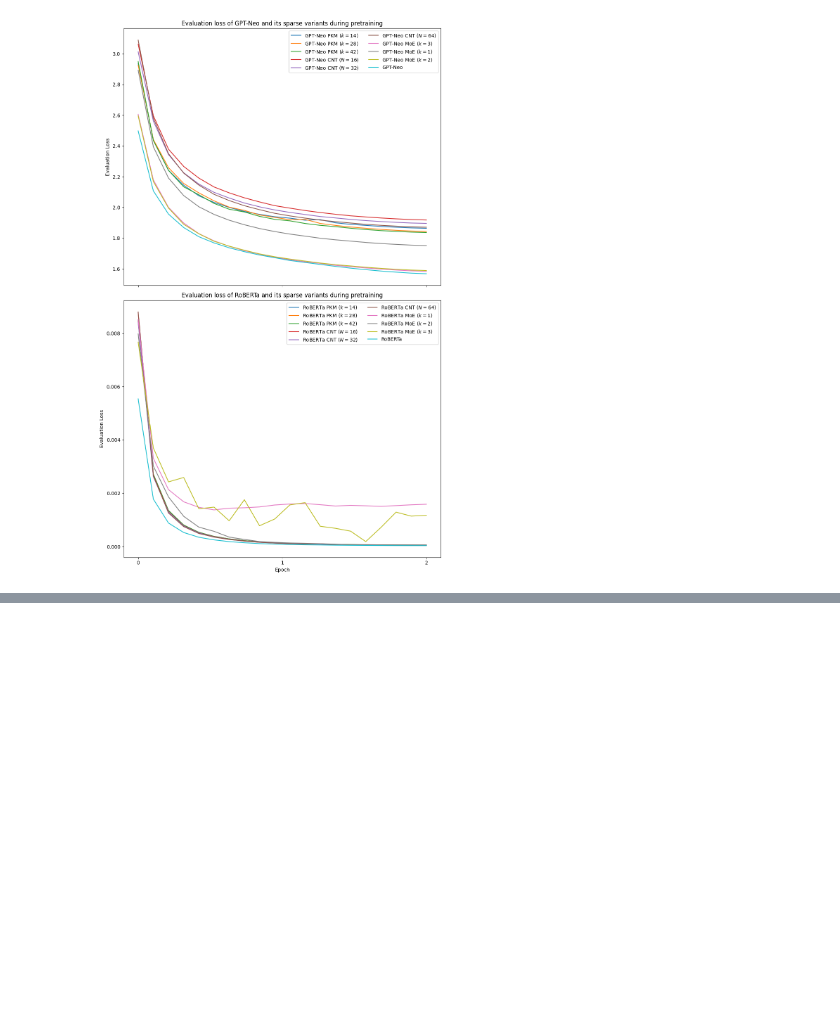
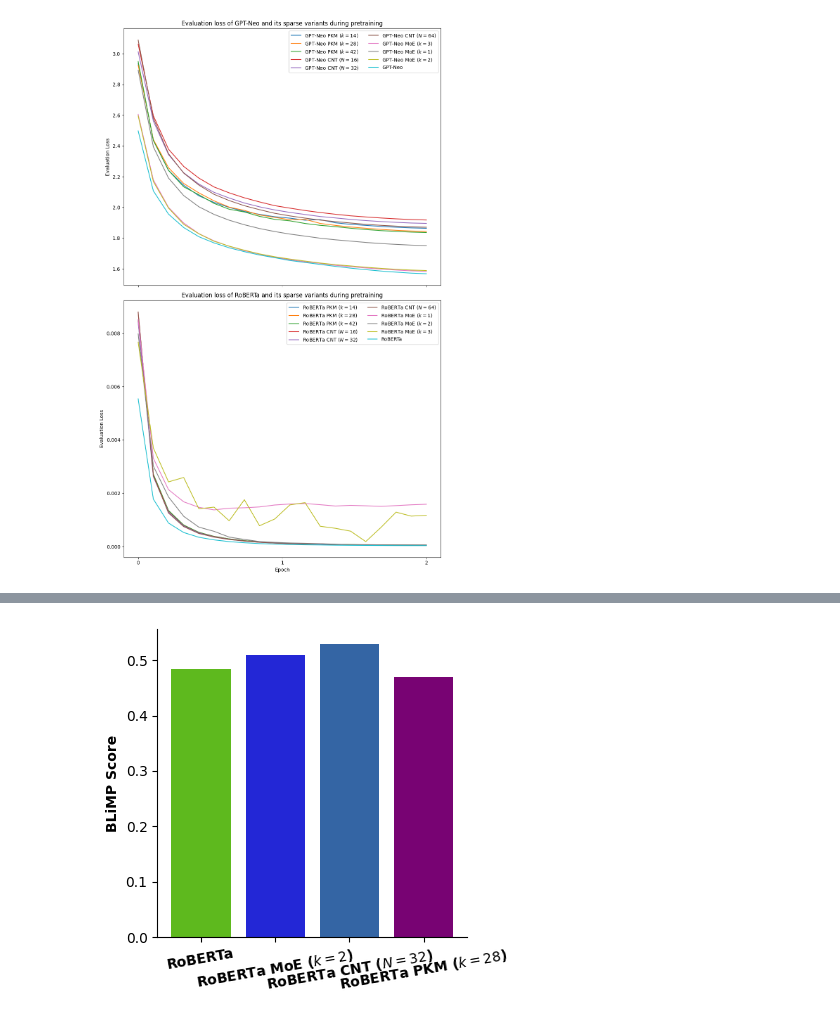
Before and after one commit to AISE-TUDelft/tiny-transformers, a Jupyter notebook: code/eugene/results_analysis.ipynb, the cells around one changed output, grey strips where cells are left out. Cells and saved outputs as stored; diff of their text form; code cells hidden in the pictures; blank space fills up the shorter version.

```diff
--- a/code/eugene/results_analysis.ipynb
+++ b/code/eugene/results_analysis.ipynb
@@ -149,6 +180,8 @@ def sparsity_ratio(name):
 # %%
 blimp_scores = blimp_results_all('../../models/sparse_pretrained/')[['Name','Overall']]
 blimp_scores = blimp_scores.set_index('Name').T
-blimp_scores = blimp_scores.rename(columns=str.lower)
-sr = [sparsity_ratio(col) for col in blimp_scores.columns]
-blimp_scores.loc['sparsity_ratio'] = sr
+#blimp_scores = blimp_scores.rename(columns=str.lower)
+
+sr = [sparsity_ratio(subdir) for subdir in os.listdir('../../models/sparse_pretrained/')]
+blimp_scores.loc['Sparsity Ratio'] = sr
+blimp_scores
@@ -323,0 +529,27 @@ plt.show()
+# %%
+display_order = ['RoBERTa',
+                 'RoBERTa MoE ($k=2$)',
+                 'RoBERTa CNT ($N=32$)',
+                 'RoBERTa PKM ($k=28$)',
+                ]
+colors = [ '#5eb91e',
+          '#2327d6',
+          '#3465a4',
+          '#780373',
+    ]
+
+plt.figure(figsize=(4, 4))
+plt.bar(np.arange(len(display_order)), blimp_scores.loc['Overall'][display_order], tick_label = display_order, color = colors)
+plt.xticks( weight='bold')
+plt.ylabel('BLiMP Score', weight='bold')
+
+plt.xticks(rotation=10, weight='bold')
+
+ax = plt.gca()
+ax.spines['top'].set_visible(False)
+ax.spines['right'].set_visible(False)
+
+plt.savefig('blimp scores.png', transparent=True, bbox_inches = 'tight')
+plt.show()
+# %% [output]
+[figure, added]
```
Also changed, not shown: parts of 28 cells of this notebook, 16 other files.
